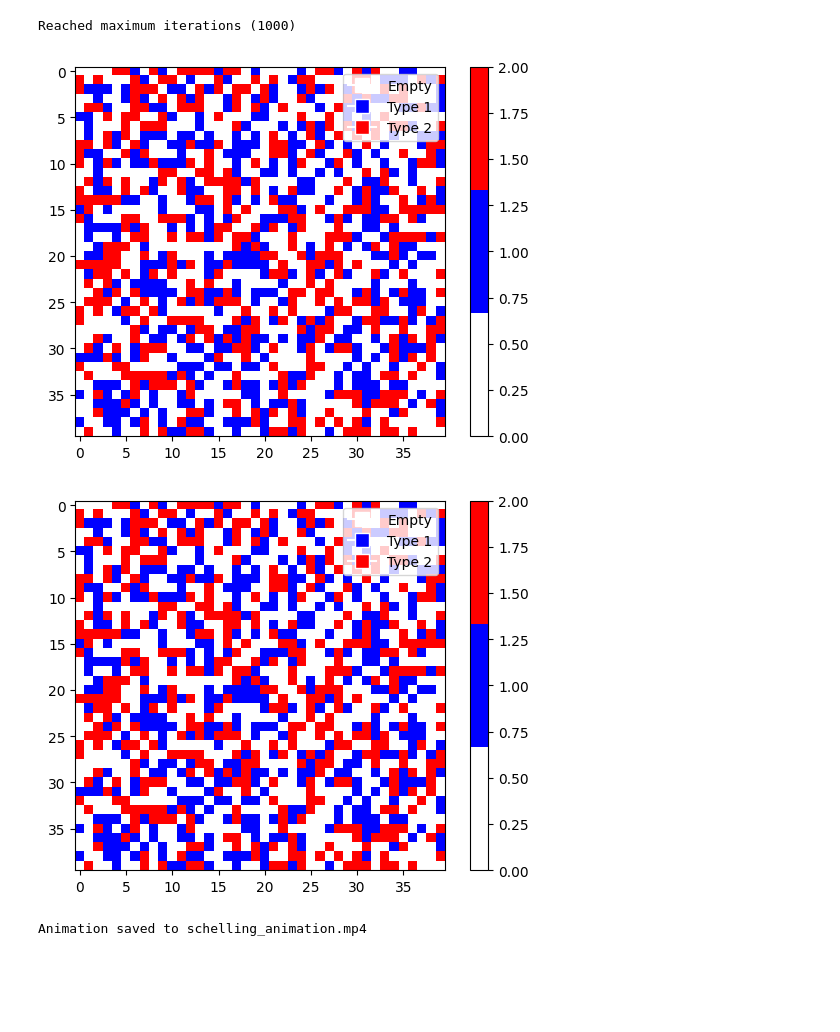
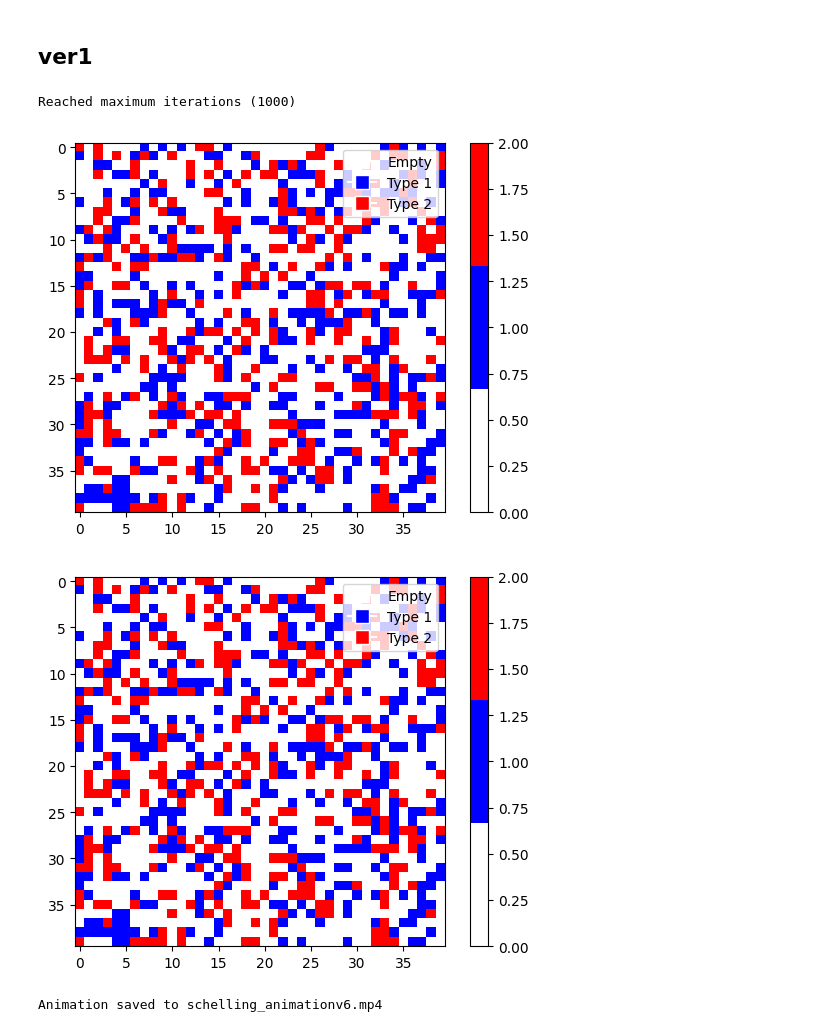
Before and after one commit to gibranfil/simulation, a Jupyter notebook: co_schelling/seggregation_Increasing_price.ipynb, the cells around one changed output. Cells and saved outputs as stored; diff of their text form; code cells hidden in the pictures; blank space fills up the shorter version.

```diff
--- a/co_schelling/seggregation_Increasing_price.ipynb
+++ b/co_schelling/seggregation_Increasing_price.ipynb
@@ -1,5 +1,7 @@
 # %%
 %matplotlib notebook
+# %% [markdown]
+## ver1
 # %%
 import numpy as np
 import matplotlib.pyplot as plt
@@ -188,14 +162,14 @@ class SchellingModel:
             except Exception as e:
                 print(f"Failed to save animation: {e}")
 # %%
-model = SchellingModel(grid_size=40, n_agents=900, n_types=2, similarity_threshold=0.5)
+model = SchellingModel(grid_size=40, n_agents=700, n_types=2, similarity_threshold=0.5)
 model.run()
-model.create_animation(save_path='schelling_animation.mp4')
+model.create_animation(save_path='schelling_animationv6.mp4')
 # %% [output]
 Reached maximum iterations (1000)
-[figure, old version]
+[figure, new version]
-[figure, old version]
+[figure, new version]
-Animation saved to schelling_animation.mp4
+Animation saved to schelling_animationv6.mp4
 # %%
 np.random.normal(20, 10)
 # %% [output]
```
Also changed, not shown: parts of 5 cells of this notebook, 5 other files.
